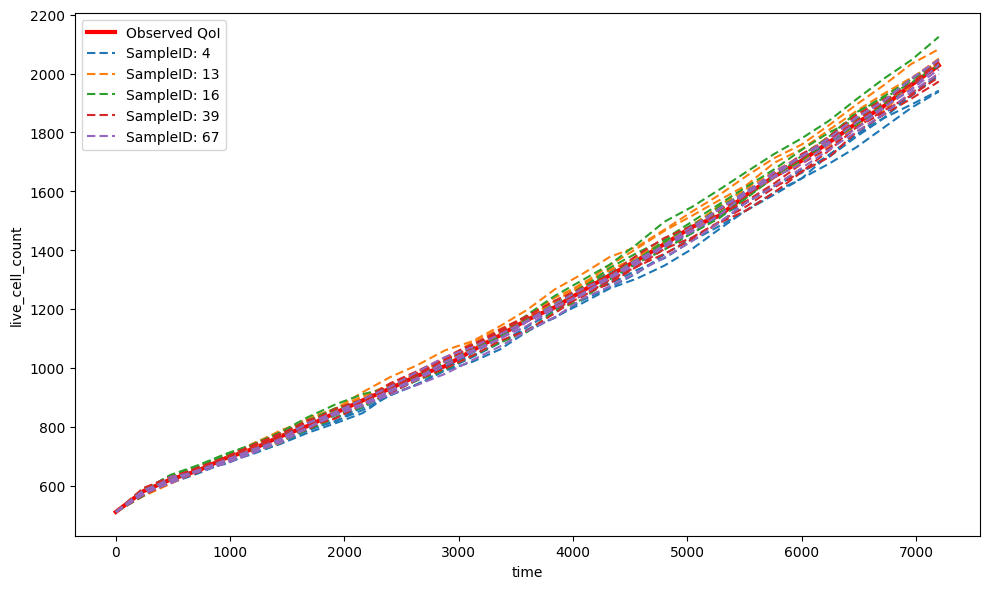
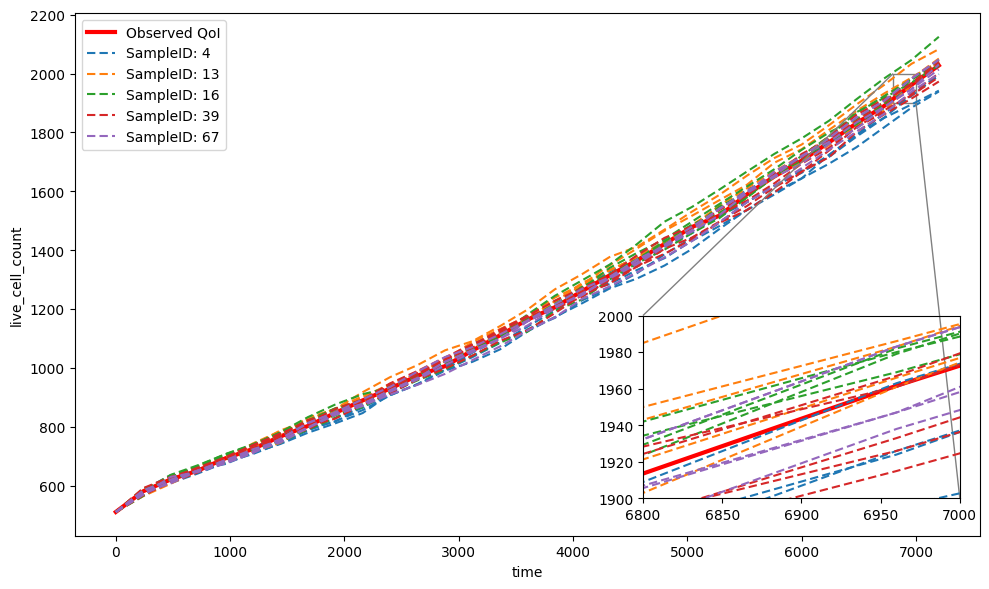
The notebook cell's code change between the first figure and the second:
--- before
+++ after
@@ -1,4 +1,24 @@
+from mpl_toolkits.axes_grid1.inset_locator import inset_axes, mark_inset
 # Plot QoIs of best parameters
 for qoi in df_qois['QoI_Name']:
     print(f"Plotting {qoi}")
-    plot_qoi_param(df_obs_qoi, df_output, pareto_data['pareto_front']['sample_ids'], x_var='time', y_var=qoi)# 
+    fig, ax = plot_qoi_param(df_obs_qoi, df_output, pareto_data['pareto_front']['sample_ids'], x_var='time', y_var=qoi, swarmplot=True)# 
+    if qoi == 'live_cell_count':
+        # Insert a zoomed-in plot
+        axins = inset_axes(ax, width="35%", height="35%", loc="lower right", bbox_to_anchor=(-0.01, 0.05, 1, 1), bbox_transform=ax.transAxes, borderpad=0.8)
+        plot_qoi_param(df_obs_qoi, df_output, pareto_data['pareto_front']['sample_ids'], x_var='time', y_var=qoi, axis=axins)# 
+        axins.set_xlim(6800,7000)
+        axins.set_ylim(1900, 2000)
+        axins.set(xlabel='', ylabel='')
+        axins.get_legend().set_visible(False)
+    else:
+        # Insert a zoomed-in plot
+        axins = inset_axes(ax, width="35%", height="35%", loc="lower left", bbox_to_anchor=(0.1, 0.05, 0.5, 1), bbox_transform=ax.transAxes, borderpad=0.8)
+        plot_qoi_param(df_obs_qoi, df_output, pareto_data['pareto_front']['sample_ids'], x_var='time', y_var=qoi, swarmplot=True, axis=axins)#
+        axins.set_xlim(-0.05, 0.05)
+        axins.set_ylim(1025, 1075)
+        axins.set(xlabel='', ylabel='')
+        axins.get_legend().set_visible(False)
+
+    mark_inset(ax, axins, loc1=2, loc2=4, fc="none", ec="0.5")
+    plt.savefig(f'{qoi}_BO.svg', format='svg')

Commit: - zoom in on QoIs plot - plot vertical line on ref parameters value. - plot Pareto front - run and plot the Pareto points